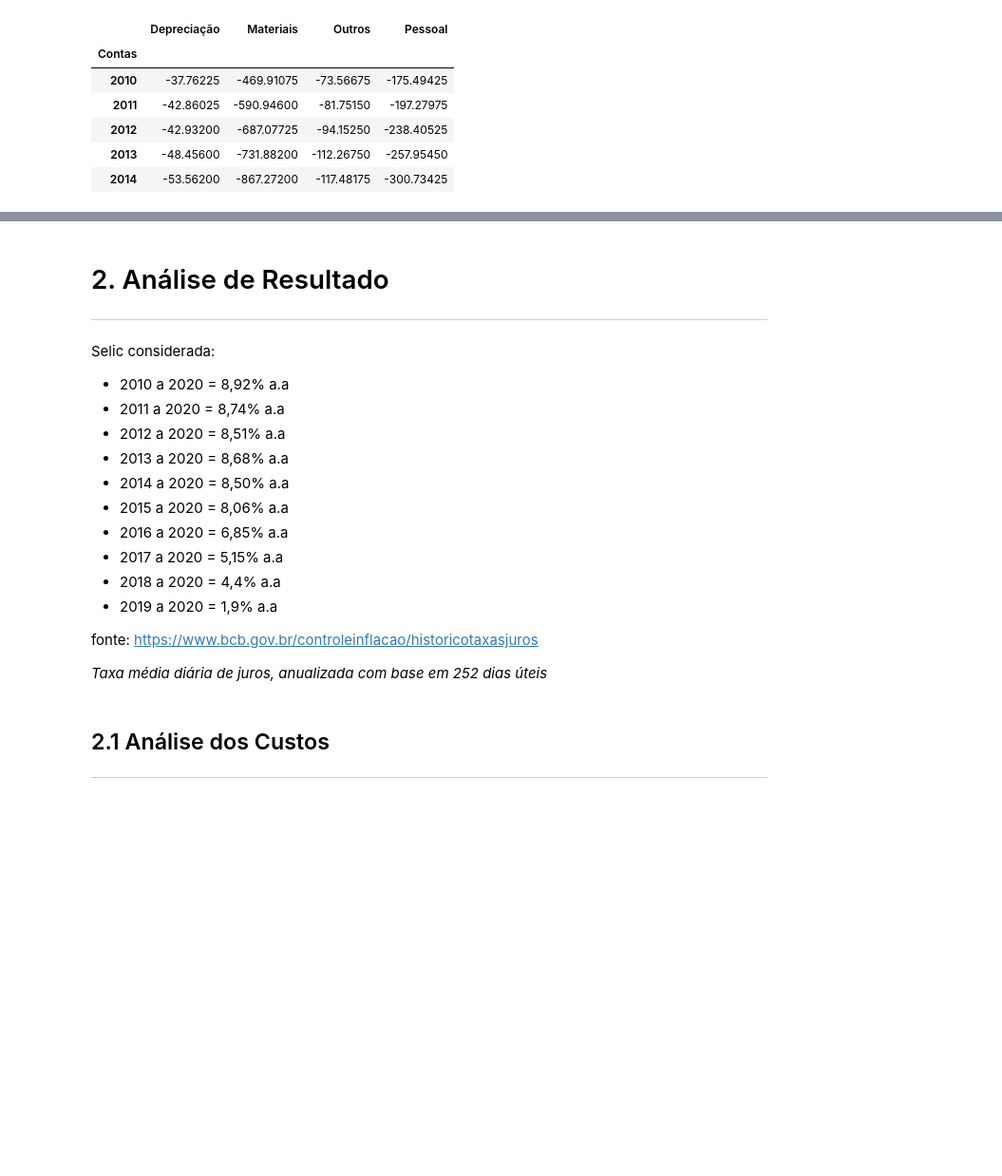
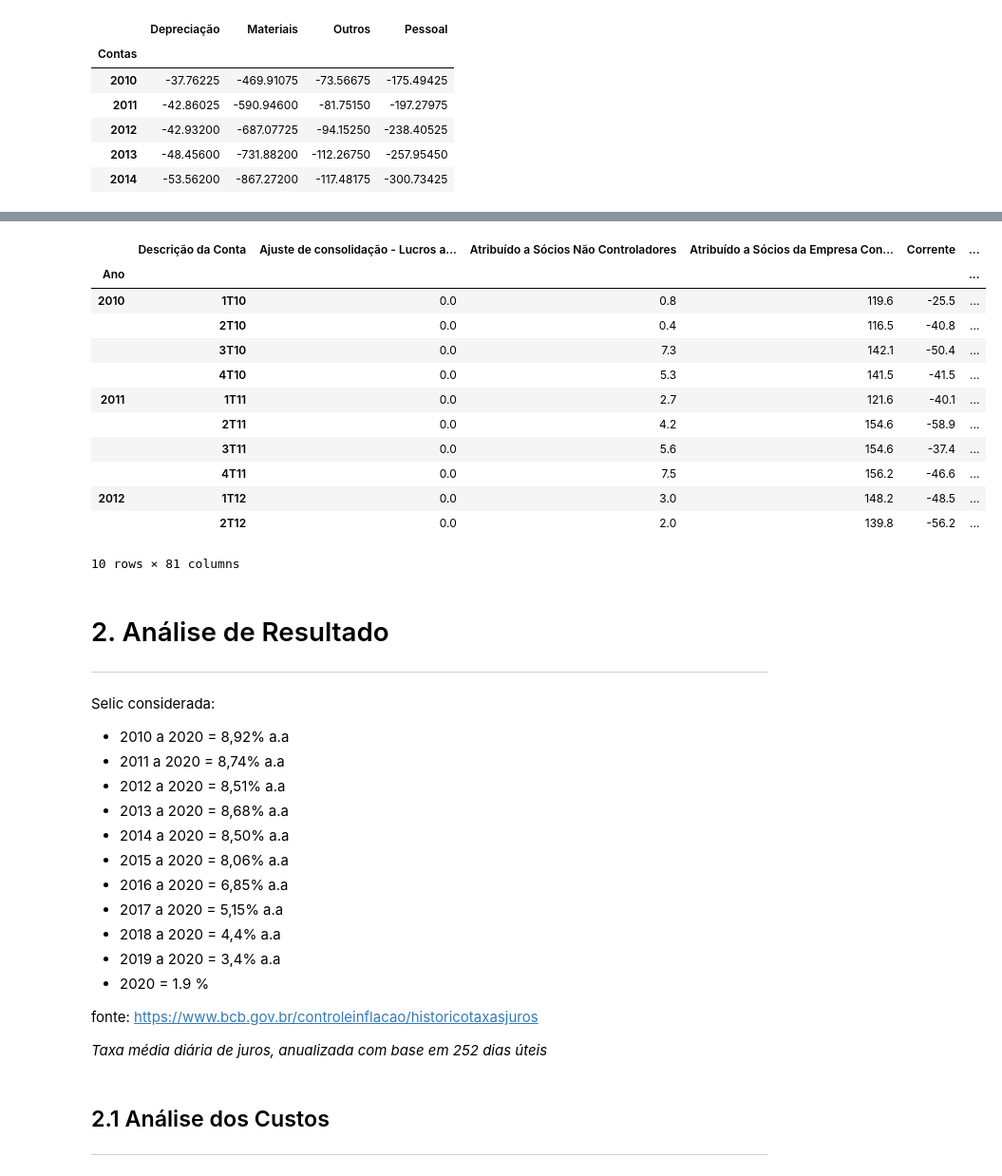
Before and after one commit to Adnunes/AnaliseBalancos, a Jupyter notebook: analise_weg .ipynb, the cells around one changed output, grey strips where cells are left out. Shown: that part at 95% size. Saved outputs shown, nothing was run; the diff lists cells and outputs as text; code cells hidden in the pictures; blank space fills up the shorter version.

```diff
--- a/analise_weg.ipynb
+++ b/analise_weg .ipynb
@@ -210,0 +229,3 @@ table.head()
+# %%
+dados_vf['Ano'] =  df_custos.index
+dados_vf.head()
@@ -211,3 +240,20 @@ table.head()
+# %%
+dados_vf = dados_vf.pivot_table(dados_vf,index = ['Ano', dados_vf.index],)
+dados_vf.head(10)
+# %% [output]
+|  | Descrição da Conta | Ajuste de consolidação - Lucros a... | Atribuído a Sócios Não Controladores | Atribuído a Sócios da Empresa Con... | Corrente | ... |
+| Ano |  |  |  |  |  | ... |
+| 2010 | 1T10 | 0.0 | 0.8 | 119.6 | -25.5 | ... |
+|  | 2T10 | 0.0 | 0.4 | 116.5 | -40.8 | ... |
+|  | 3T10 | 0.0 | 7.3 | 142.1 | -50.4 | ... |
+|  | 4T10 | 0.0 | 5.3 | 141.5 | -41.5 | ... |
+| 2011 | 1T11 | 0.0 | 2.7 | 121.6 | -40.1 | ... |
+|  | 2T11 | 0.0 | 4.2 | 154.6 | -58.9 | ... |
+|  | 3T11 | 0.0 | 5.6 | 154.6 | -37.4 | ... |
+|  | 4T11 | 0.0 | 7.5 | 156.2 | -46.6 | ... |
+| 2012 | 1T12 | 0.0 | 3.0 | 148.2 | -48.5 | ... |
+|  | 2T12 | 0.0 | 2.0 | 139.8 | -56.2 | ... |
+10 rows × 81 columns
 # %% [markdown]
 # 2. Análise de Resultado
 ***
@@ -221,7 +267,8 @@ Selic considerada:
 * 2016 a 2020 = 6,85% a.a
 * 2017 a 2020 = 5,15% a.a
 * 2018 a 2020 = 4,4% a.a
-* 2019 a 2020 = 1,9% a.a
+* 2019 a 2020 = 3,4% a.a
+* 2020  = 1.9 %
 
 fonte: https://www.bcb.gov.br/controleinflacao/historicotaxasjuros
 
```
Also changed, not shown: parts of 19 cells of this notebook.
